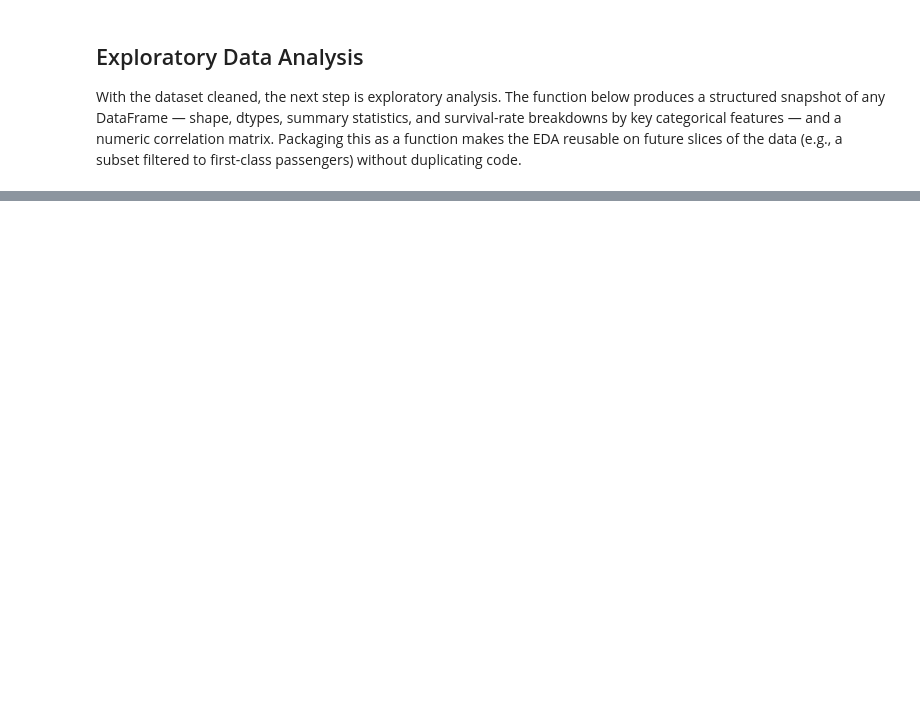
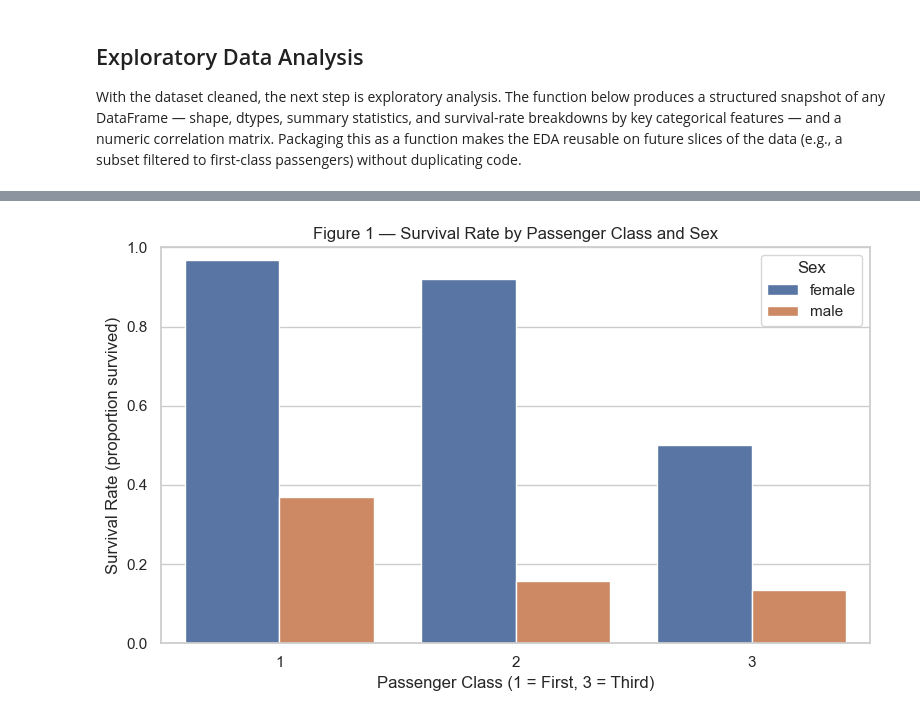
Before and after one commit to johnlaine1/ai-programming-foundations-project, a Jupyter notebook: data_workflow.ipynb, the cells around one changed output, grey strips where cells are left out. Drawn from its saved outputs; the diff is of its cells as text; code cells hidden in the pictures; blank space fills up the shorter version.

Commit message:
Task 7: visualizations and Task 8: Summary

```diff
--- a/data_workflow.ipynb
+++ b/data_workflow.ipynb
@@ -167,0 +225,21 @@ corr = explore_dataset(df_clean)
+# %%
+sns.set_theme(style="whitegrid")
+
+fig, ax = plt.subplots(figsize=(8, 5))
+sns.barplot(
+    data=df_clean,
+    x="Pclass",
+    y="Survived",
+    hue="Sex",
+    errorbar=None,
+    ax=ax,
+)
+ax.set_title("Figure 1 — Survival Rate by Passenger Class and Sex")
+ax.set_xlabel("Passenger Class (1 = First, 3 = Third)")
+ax.set_ylabel("Survival Rate (proportion survived)")
+ax.set_ylim(0, 1)
+ax.legend(title="Sex")
+plt.tight_layout()
+plt.show()
+# %% [output]
+[figure, added]
```
Also changed, not shown: parts of 11 cells of this notebook.
